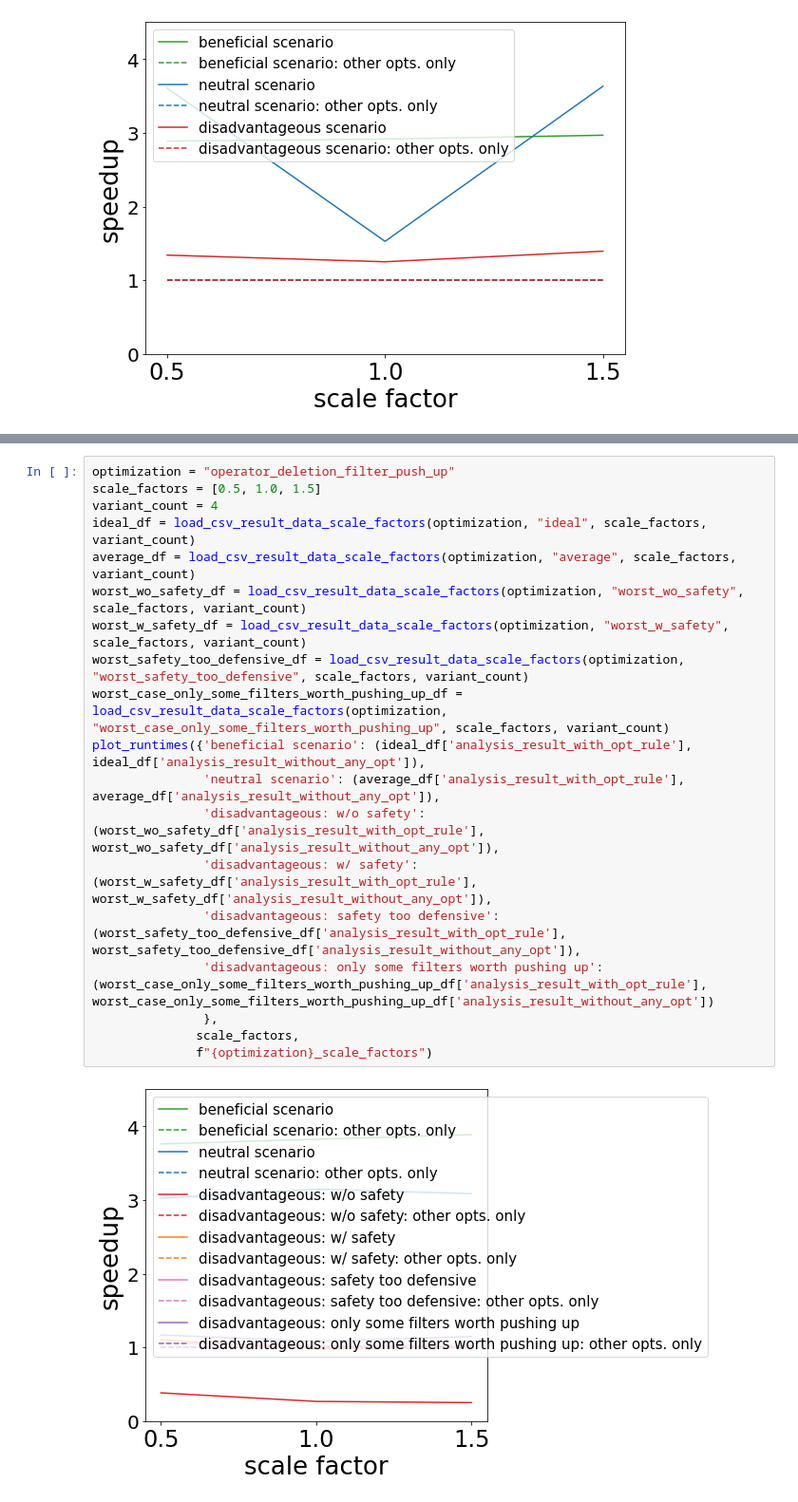
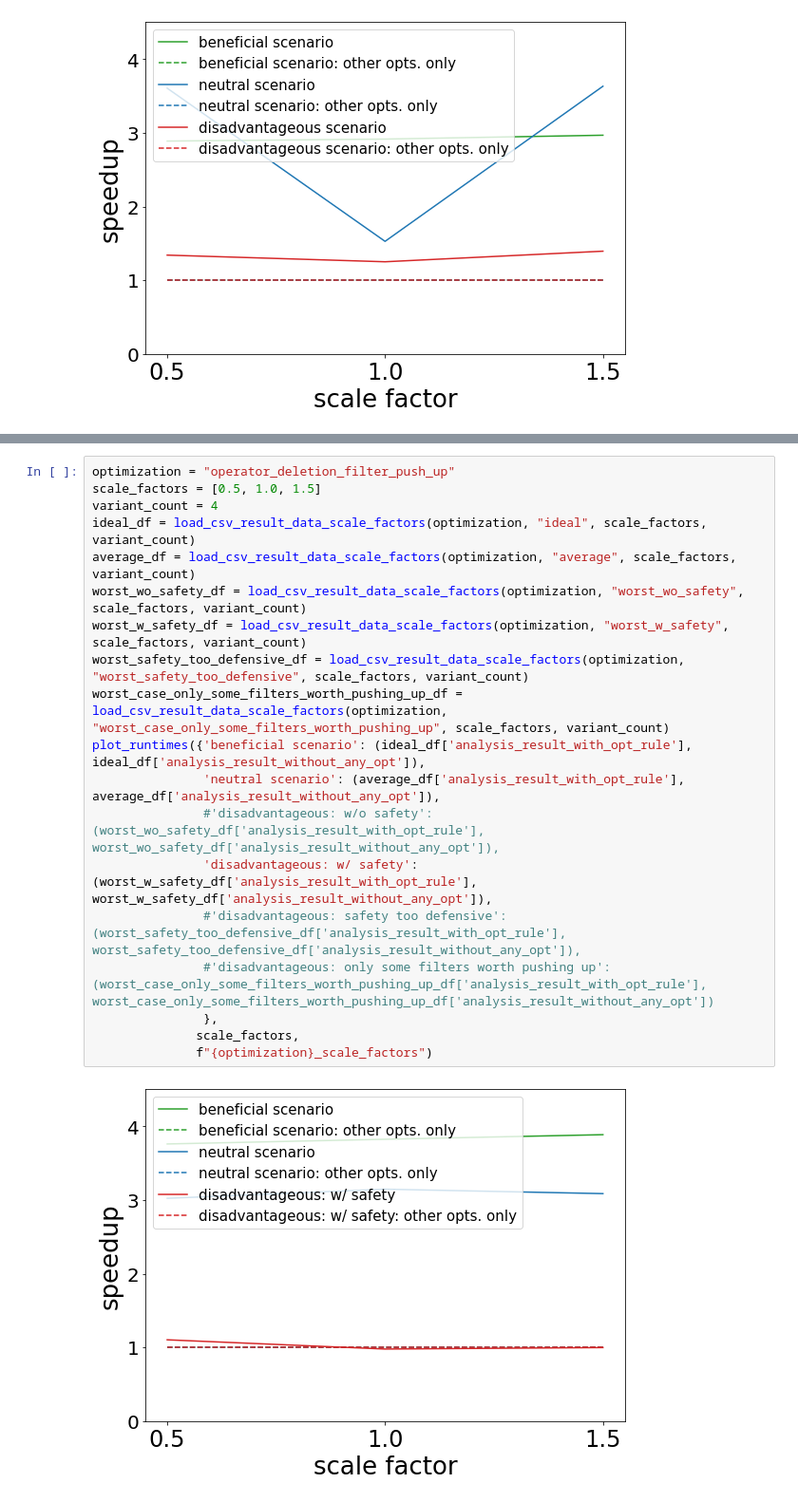
Before and after one commit to stefan-grafberger/mlwhatif, a Jupyter notebook: experiments/plot-benchmark-results--optimizations.ipynb, the cells around one changed output, grey strips where cells are left out. Shown: that part at 95% size. Drawn from its saved outputs; the diff is of its cells as text.

Commit message:
Improved only some filters worth pushing up operator deletion scenario

```diff
--- a/experiments/plot-benchmark-results--optimizations.ipynb
+++ b/experiments/plot-benchmark-results--optimizations.ipynb
@@ -262,24 +262,24 @@ plot_runtimes({'beneficial scenario': (ideal_df['analysis_result_with_opt_rule']
 # %%
 optimization = "operator_deletion_filter_push_up"
 scale_factors = [0.5, 1.0, 1.5]
 variant_count = 4
 ideal_df = load_csv_result_data_scale_factors(optimization, "ideal", scale_factors, variant_count)
 average_df = load_csv_result_data_scale_factors(optimization, "average", scale_factors, variant_count)
 worst_wo_safety_df = load_csv_result_data_scale_factors(optimization, "worst_wo_safety", scale_factors, variant_count)
 worst_w_safety_df = load_csv_result_data_scale_factors(optimization, "worst_w_safety", scale_factors, variant_count)
 worst_safety_too_defensive_df = load_csv_result_data_scale_factors(optimization, "worst_safety_too_defensive", scale_factors, variant_count)
 worst_case_only_some_filters_worth_pushing_up_df = load_csv_result_data_scale_factors(optimization, "worst_case_only_some_filters_worth_pushing_up", scale_factors, variant_count)
 plot_runtimes({'beneficial scenario': (ideal_df['analysis_result_with_opt_rule'], ideal_df['analysis_result_without_any_opt']),
                'neutral scenario': (average_df['analysis_result_with_opt_rule'], average_df['analysis_result_without_any_opt']),
-               'disadvantageous: w/o safety': (worst_wo_safety_df['analysis_result_with_opt_rule'], worst_wo_safety_df['analysis_result_without_any_opt']),
+               #'disadvantageous: w/o safety': (worst_wo_safety_df['analysis_result_with_opt_rule'], worst_wo_safety_df['analysis_result_without_any_opt']),
                'disadvantageous: w/ safety': (worst_w_safety_df['analysis_result_with_opt_rule'], worst_w_safety_df['analysis_result_without_any_opt']),
-               'disadvantageous: safety too defensive': (worst_safety_too_defensive_df['analysis_result_with_opt_rule'], worst_safety_too_defensive_df['analysis_result_without_any_opt']),
-               'disadvantageous: only some filters worth pushing up': (worst_case_only_some_filters_worth_pushing_up_df['analysis_result_with_opt_rule'], worst_case_only_some_filters_worth_pushing_up_df['analysis_result_without_any_opt'])
+               #'disadvantageous: safety too defensive': (worst_safety_too_defensive_df['analysis_result_with_opt_rule'], worst_safety_too_defensive_df['analysis_result_without_any_opt']),
+               #'disadvantageous: only some filters worth pushing up': (worst_case_only_some_filters_worth_pushing_up_df['analysis_result_with_opt_rule'], worst_case_only_some_filters_worth_pushing_up_df['analysis_result_without_any_opt'])
                },
               scale_factors,
               f"{optimization}_scale_factors")
 # %% [output]
-[figure, old version]
+[figure, new version]
 # %%
 optimization = "filter_addition_push_up"
 variant_counts = [2, 4, 6]
```
Also changed, not shown: parts of 4 cells of this notebook, 18 other files.
